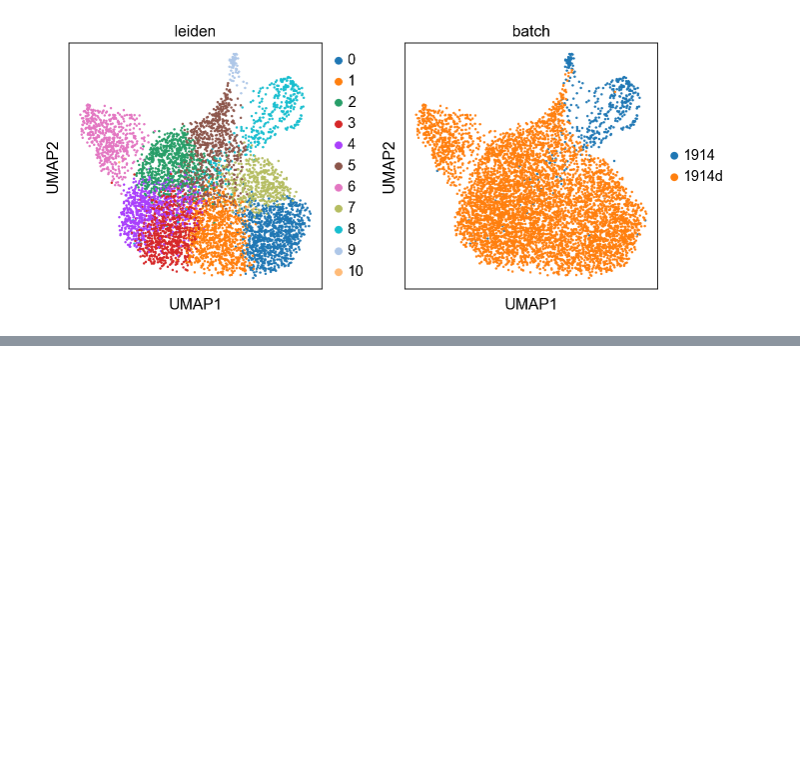
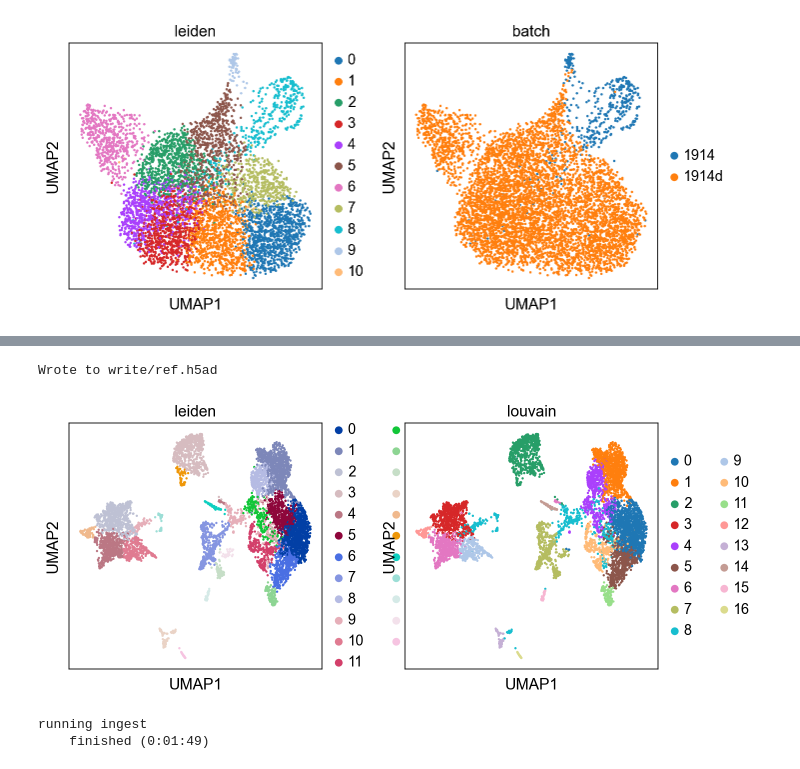
Before and after one commit to Shaun-Regenbaum/hu-glioblastoma, a Jupyter notebook: main.ipynb, the cells around one changed output, grey strips where cells are left out. Drawn from its saved outputs; the diff is of its cells as text; code cells hidden in the pictures; blank space fills up the shorter version.

```diff
--- a/main.ipynb
+++ b/main.ipynb
@@ -758,0 +791,8 @@ sc.pl.umap(adata_1914_human_combined, color=['leiden', 'batch'])
+# %%
+adata_ref = sc.read_mtx('/Users/shaunregenbaum/Desktop/hu-glioblastoma/ref/GSM5319521_SF3391_matrix.mtx').T  # transpose the data
+# %%
+ref_var_names = pd.read_csv('/Users/shaunregenbaum/Desktop/hu-glioblastoma/ref/GSM5319521_SF3391_features.tsv', header=None, sep='\t')
+adata_ref.var_names = ref_var_names[0]
+ref_obs_names = pd.read_csv('/Users/shaunregenbaum/Desktop/hu-glioblastoma/ref/GSM5319521_SF3391_barcodes.tsv', header=None)
+adata_ref.obs_names = ref_obs_names[0]
+adata_ref.var_names_make_unique()
@@ -758,0 +884,8 @@ sc.pl.umap(adata_1914_human_combined, color=['leiden', 'batch'])
+# %%
+write_results(running_on, saving_to)
+# %% [output]
+Wrote to write/ref.h5ad
+# %%
+sc.pl.umap(adata_ref, color=['leiden', 'louvain'])
+# %% [output]
+[figure, added]
@@ -758,0 +899,5 @@ sc.pl.umap(adata_1914_human_combined, color=['leiden', 'batch'])
+# %%
+sc.tl.ingest(adata_ours, adata_ref, obs='louvain')
+# %% [output]
+running ingest
+    finished (0:01:49)
```
Also changed, not shown: parts of 16 cells of this notebook.
